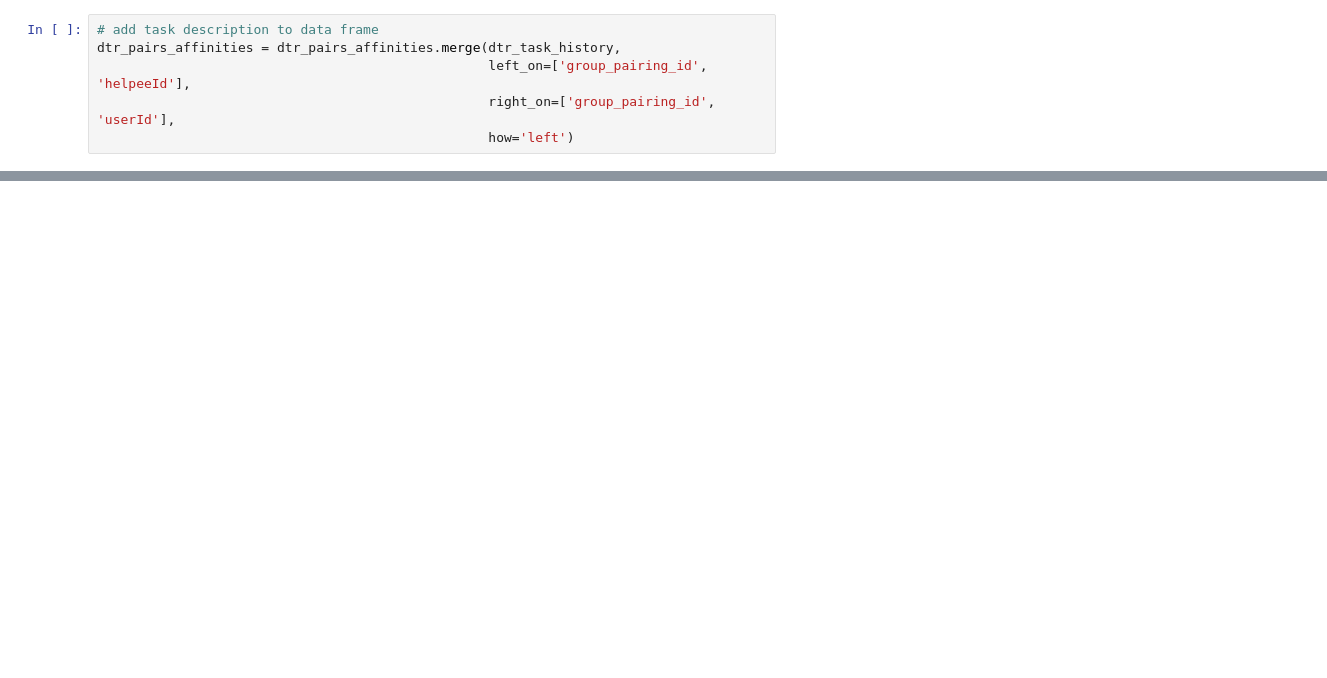
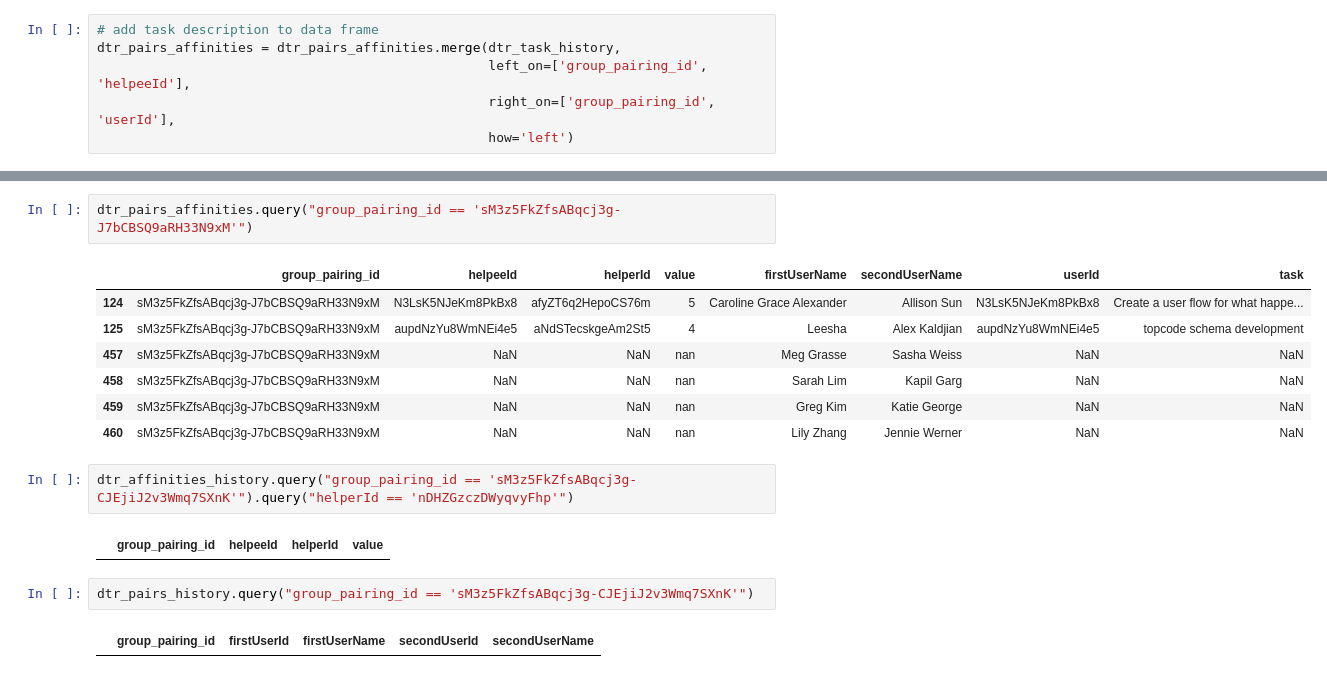
Before and after one commit to NUDelta/extractor-analysis, a Jupyter notebook: PairResearchParser.ipynb, the cells around one changed output, grey strips where cells are left out. Drawn from its saved outputs; the diff is of its cells as text; blank space fills up the shorter version.

```diff
--- a/PairResearchParser.ipynb
+++ b/PairResearchParser.ipynb
@@ -351,0 +570,18 @@ dtr_pairs_affinities.to_csv('./documents/dtr-pair-research-pairings.csv', index=
+# %%
+dtr_pairs_affinities.query("group_pairing_id == 'sM3z5FkZfsABqcj3g-J7bCBSQ9aRH33N9xM'")
+# %% [output]
+|  | group_pairing_id | helpeeId | helperId | value | firstUserName | secondUserName | userId | task |
+| 124 | sM3z5FkZfsABqcj3g-J7bCBSQ9aRH33N9xM | N3LsK5NJeKm8PkBx8 | afyZT6q2HepoCS76m | 5 | Caroline Grace Alexander | Allison Sun | N3LsK5NJeKm8PkBx8 | Create a user flow for what happe... |
+| 125 | sM3z5FkZfsABqcj3g-J7bCBSQ9aRH33N9xM | aupdNzYu8WmNEi4e5 | aNdSTecskgeAm2St5 | 4 | Leesha | Alex Kaldjian | aupdNzYu8WmNEi4e5 | topcode schema development |
+| 457 | sM3z5FkZfsABqcj3g-J7bCBSQ9aRH33N9xM | NaN | NaN | nan | Meg Grasse | Sasha Weiss | NaN | NaN |
+| 458 | sM3z5FkZfsABqcj3g-J7bCBSQ9aRH33N9xM | NaN | NaN | nan | Sarah Lim | Kapil Garg | NaN | NaN |
+| 459 | sM3z5FkZfsABqcj3g-J7bCBSQ9aRH33N9xM | NaN | NaN | nan | Greg Kim | Katie George | NaN | NaN |
+| 460 | sM3z5FkZfsABqcj3g-J7bCBSQ9aRH33N9xM | NaN | NaN | nan | Lily Zhang | Jennie Werner | NaN | NaN |
+# %%
+dtr_affinities_history.query("group_pairing_id == 'sM3z5FkZfsABqcj3g-CJEjiJ2v3Wmq7SXnK'").query("helperId == 'nDHZGzczDWyqvyFhp'")
+# %% [output]
+|  | group_pairing_id | helpeeId | helperId | value |
+# %%
+dtr_pairs_history.query("group_pairing_id == 'sM3z5FkZfsABqcj3g-CJEjiJ2v3Wmq7SXnK'")
+# %% [output]
+|  | group_pairing_id | firstUserId | firstUserName | secondUserId | secondUserName |
```
Also changed, not shown: parts of 28 cells of this notebook.
